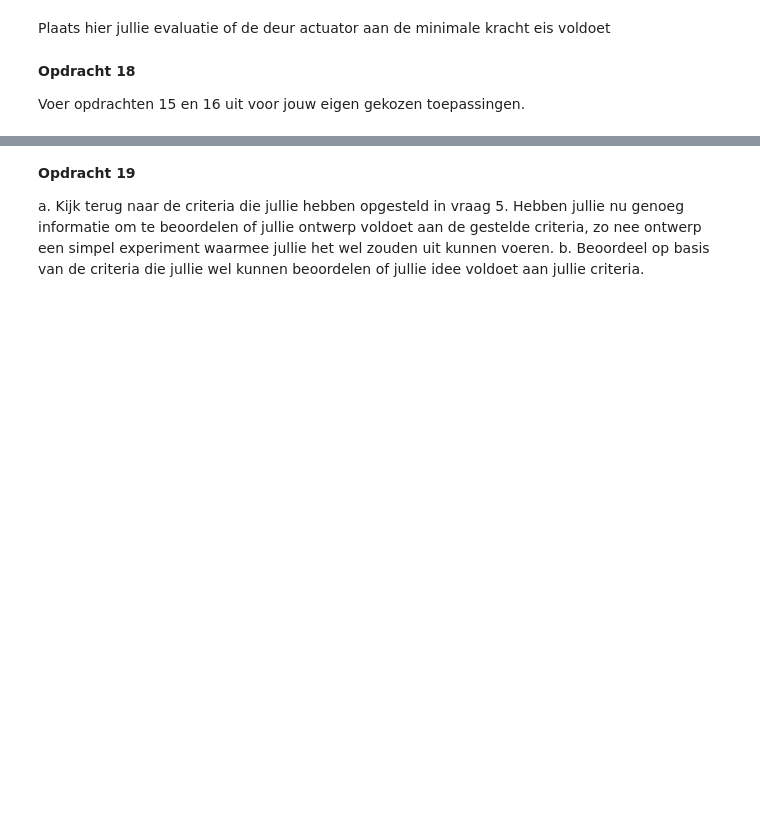
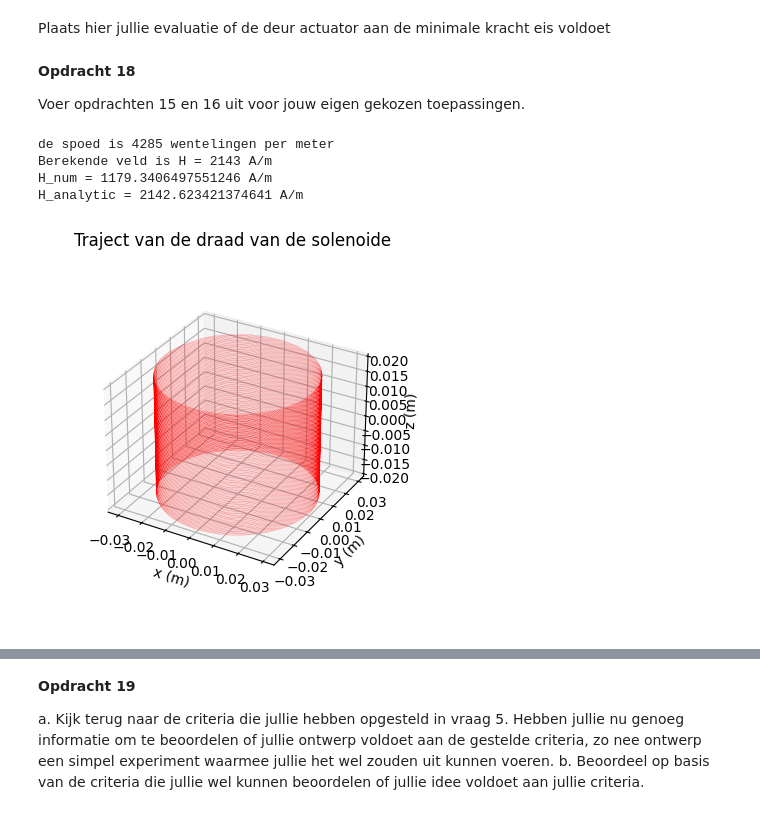
Before and after one commit to cs50202/opdrachten-DEF-D-, a Jupyter notebook: 2KrachtactuatorOpdracht/2KrachtactuatorOpdracht/KrachtactuatorOpdracht.ipynb, the cells around one changed output, grey strips where cells are left out. Cells and saved outputs as stored; diff of their text form; code cells hidden in the pictures; blank space fills up the shorter version.

Commit message:
opdr 18 werkt dit

```diff
--- a/2KrachtactuatorOpdracht/2KrachtactuatorOpdracht/KrachtactuatorOpdracht.ipynb
+++ b/2KrachtactuatorOpdracht/2KrachtactuatorOpdracht/KrachtactuatorOpdracht.ipynb
@@ -743,4 +743,84 @@ Voer opdrachten 15 en 16 uit voor jouw eigen gekozen toepassingen.
 # %%
 ###
 ###Jullie code hier###
+# raam actuator
+
+L_sol = 0.04
+l_draad = 32.31
+r_sol = 0.03
+
+N = l_draad / (2*np.pi*r_sol)
+
+#N in de formule is het aantal punten, niet het aantal wentelingen
+aantal_punten = 5000
+
+x, y, z = parametrisatie(aantal_punten, r_sol, N, L_sol)
+# Enkele plots
+ax=plt.figure().add_subplot(projection='3d')
+plt.title('Traject van de draad van de solenoide')
+plt.plot(x, y, z, '-r', linewidth=0.1)
+ax.set_box_aspect(aspect=None, zoom=0.8)
+ax.set_xlabel('x (m)'), ax.set_ylabel('y (m)'), ax.set_zlabel('z (m)')
+
+spoed = N/L_sol
+
+print(f"de spoed is {spoed:.4g} wentelingen per meter")
+
+#weer een placeholder voor als we de echte waardes doen
+I_oneindig = 500e-3 #A
+
+H_oneindig = spoed * I_oneindig
+print(f"Berekende veld is H = {H_oneindig:.4g} A/m")
+
+# Locatie van sources is nu x y z array
+# We kijken op de oorsprong
+# dl is de afgeleide van de x y z array
+# Dan moet je die functie gebruiken enzo
+
+# dl is de afgeleide van de positie array, die berekenen we met deze loop
+dl_deel5 = np.zeros((len(x) - 1, 3))
+
+for i in range(len(x) - 1):
+    dl_x = x[i+1] - x[i]
+    dl_y = y[i+1] - y[i]
+    dl_z = z[i+1] - z[i]
+
+    dl_deel5[i] = [dl_x, dl_y, dl_z]
+
+
+# Ik kopieer de functie hier nogmaals want andere branch heeft m, dit kunnen we later weghalen als we alles samenvoegen
+
+I = 500e-3 #A
+
+# Ik heb de functie hier licht aangepast, nu werkt de opdracht wel
+
+def field_current_element(r_field, r_source, dl, I):
+    r = r_field - r_source
+    r_norm = np.linalg.norm(r, axis=1)  # axis = 1 zorgt ervoor dat per rij de norm genomen word
+    dH = (I / (4*np.pi)) * np.cross(dl, r) / (r_norm[:, None]**3) #[:, None] is nodig zodat we delen door een kolomvector. Anders geeft python een error
+    return dH
+
+# r_source zijn hier de x, y, z waardes, want de solenoide is de ladingsbron. We laten de laatste waarde weg zodat de shapes van de arrays nog passen
+
+r_source_deel5 = np.zeros((len(x) - 1, 3))
+
+for i in range(len(x) -1):
+    r_source_deel5[i] = [x[i], y[i], z[i]]
+
+# r_field is de oorsprong want we bepalen het Hveld op dat punt
+
+r_field_deel5 = np.array([0,0,0])
+
+dH_deel5 = field_current_element(r_field_deel5, r_source_deel5, dl_deel5, I)
+H_num = np.sum(dH_deel5, axis=0)  # we sommeren de componenten van H, axis = 0 zorgt ervoor dat we de kolommen sommeren
+
+# We printen alleen de z-component, want vanwege de symmetrie vallen de x en y component weg. De z-component zal moeten convergeren, en dat doet hij ook
+print("H_num =", H_num[2], "A/m")
+print("H_analytic =", H_oneindig, "A/m")
 ###
+# %% [output]
+de spoed is 4285 wentelingen per meter
+Berekende veld is H = 2143 A/m
+H_num = 1179.3406497551246 A/m
+H_analytic = 2142.623421374641 A/m
+[figure, added]
```
Also changed, not shown: parts of 7 cells of this notebook.
